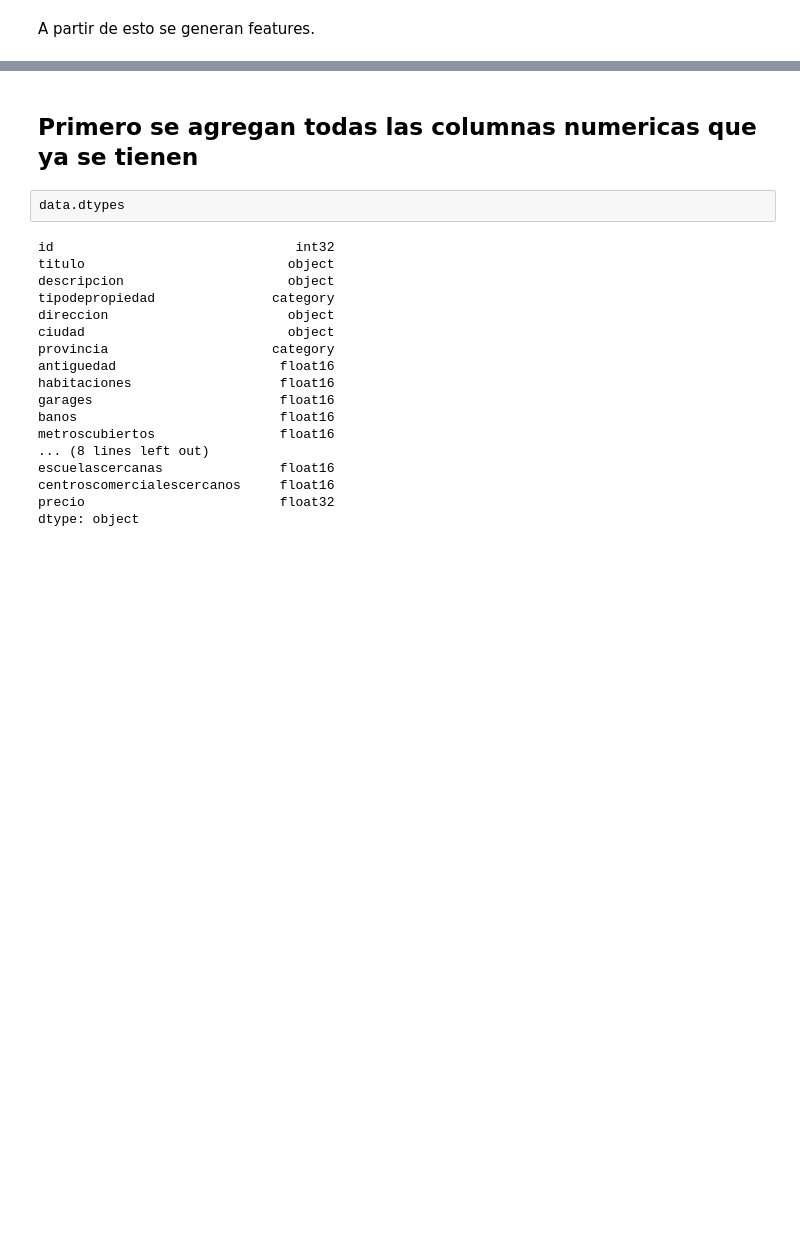
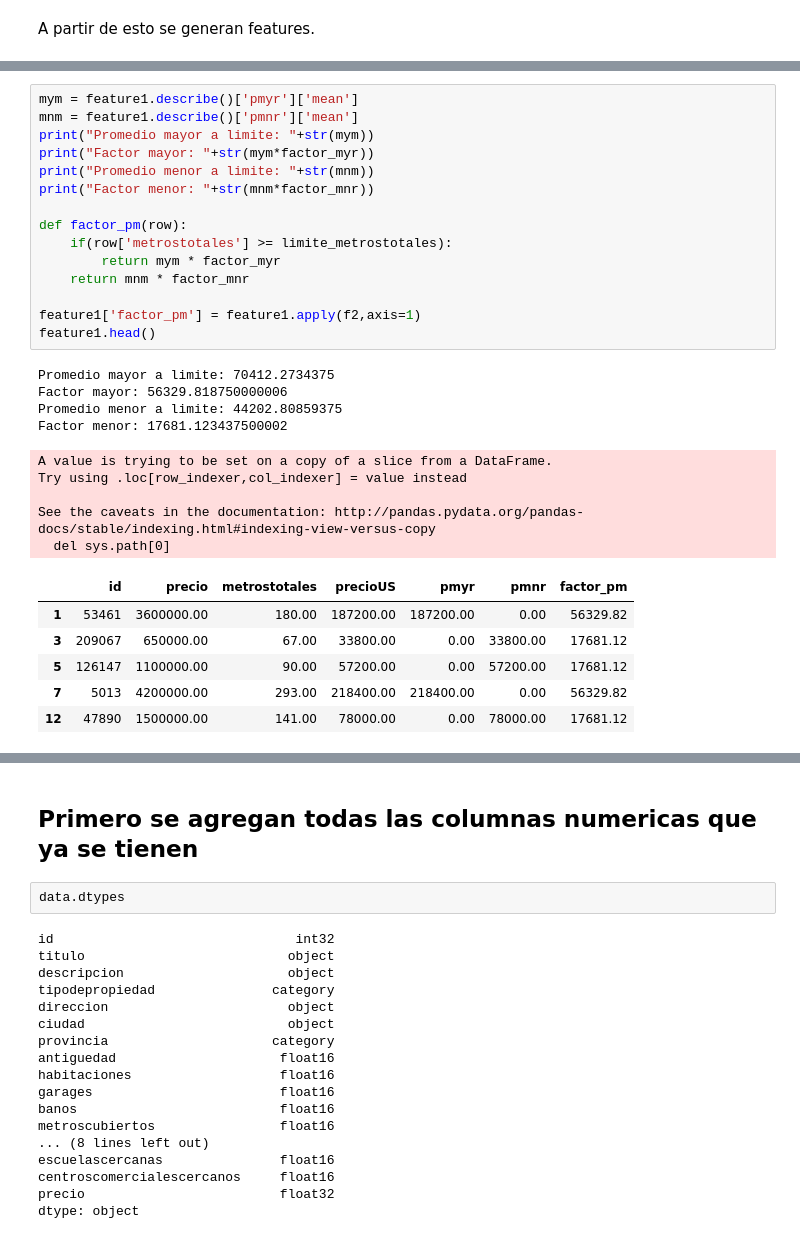
Before and after one commit to Alaneta/Datacones, a Jupyter notebook: tp2/1_Features.ipynb, the cells around one changed output, grey strips where cells are left out. Saved outputs shown, nothing was run; the diff lists cells and outputs as text; blank space fills up the shorter version.

```diff
--- a/tp2/1_Features.ipynb
+++ b/tp2/1_Features.ipynb
@@ -112,0 +189,31 @@ A partir de esto se generan features.
+# %%
+mym = feature1.describe()['pmyr']['mean']
+mnm = feature1.describe()['pmnr']['mean']
+print("Promedio mayor a limite: "+str(mym))
+print("Factor mayor: "+str(mym*factor_myr))
+print("Promedio menor a limite: "+str(mnm))
+print("Factor menor: "+str(mnm*factor_mnr))
+
+def factor_pm(row):
+    if(row['metrostotales'] >= limite_metrostotales):
+        return mym * factor_myr
+    return mnm * factor_mnr
+
+feature1['factor_pm'] = feature1.apply(f2,axis=1)
+feature1.head()
+# %% [output]
+Promedio mayor a limite: 70412.2734375
+Factor mayor: 56329.818750000006
+Promedio menor a limite: 44202.80859375
+Factor menor: 17681.123437500002
+A value is trying to be set on a copy of a slice from a DataFrame.
+Try using .loc[row_indexer,col_indexer] = value instead
+
+See the caveats in the documentation: http://pandas.pydata.org/pandas-docs/stable/indexing.html#indexing-view-versus-copy
+  del sys.path[0]
+|  | id | precio | metrostotales | precioUS | pmyr | pmnr | factor_pm |
+| 1 | 53461 | 3600000.00 | 180.00 | 187200.00 | 187200.00 | 0.00 | 56329.82 |
+| 3 | 209067 | 650000.00 | 67.00 | 33800.00 | 0.00 | 33800.00 | 17681.12 |
+| 5 | 126147 | 1100000.00 | 90.00 | 57200.00 | 0.00 | 57200.00 | 17681.12 |
+| 7 | 5013 | 4200000.00 | 293.00 | 218400.00 | 218400.00 | 0.00 | 56329.82 |
+| 12 | 47890 | 1500000.00 | 141.00 | 78000.00 | 0.00 | 78000.00 | 17681.12 |
```
Also changed, not shown: parts of 12 cells of this notebook.
